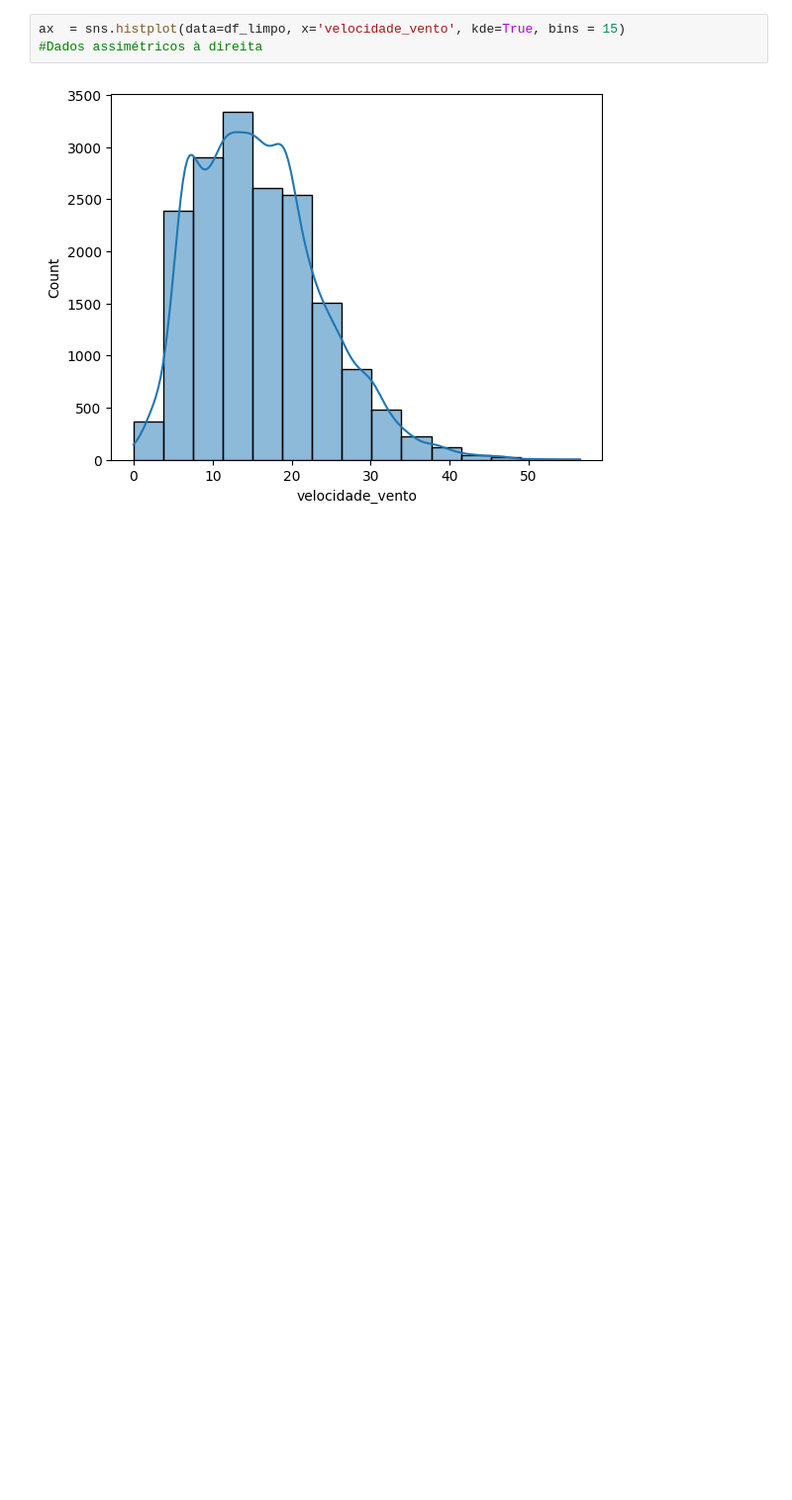
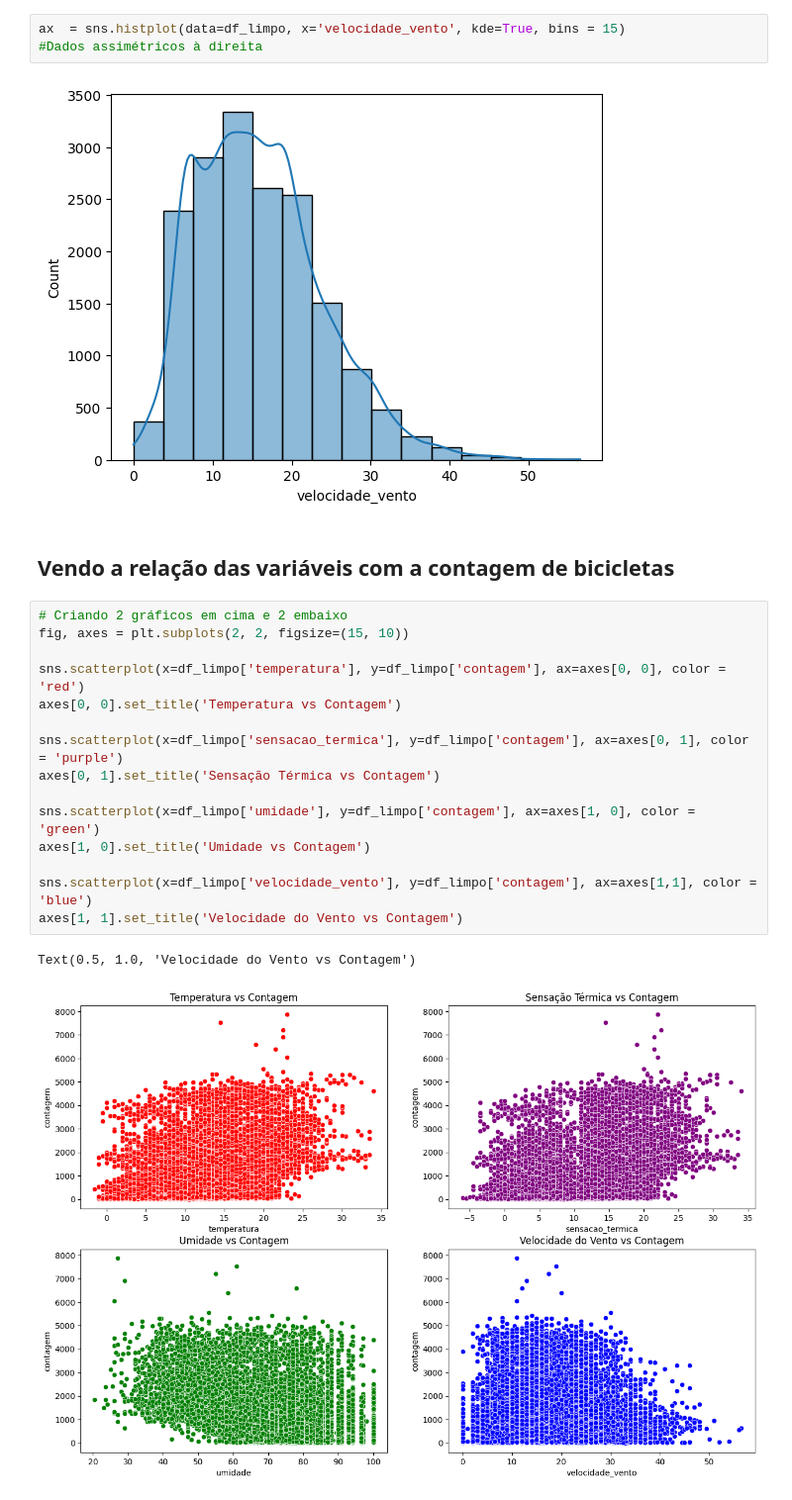
Before and after one commit to lemaldonadogm/Courses, a Jupyter notebook: Séries Temporais/Aula 1 - Analisando e Prevendo Séries Temporais.ipynb, the cells around one changed output. Shown at 99% size. Drawn from its saved outputs; the diff is of its cells as text; blank space fills up the shorter version.

```diff
--- a/Séries Temporais/Aula 1 - Analisando e Prevendo Séries Temporais.ipynb
+++ b/Séries Temporais/Aula 1 - Analisando e Prevendo Séries Temporais.ipynb
@@ -153,3 +153,23 @@ ax  = sns.histplot(data=df_limpo, x='velocidade_vento', kde=True, bins = 15)
 #Dados assimétricos à direita
 # %% [output]
 [figure]
+# %% [markdown]
+## Vendo a relação das variáveis com a contagem de bicicletas
+# %%
+# Criando 2 gráficos em cima e 2 embaixo
+fig, axes = plt.subplots(2, 2, figsize=(15, 10))
+
+sns.scatterplot(x=df_limpo['temperatura'], y=df_limpo['contagem'], ax=axes[0, 0], color = 'red')
+axes[0, 0].set_title('Temperatura vs Contagem')
+
+sns.scatterplot(x=df_limpo['sensacao_termica'], y=df_limpo['contagem'], ax=axes[0, 1], color = 'purple')
+axes[0, 1].set_title('Sensação Térmica vs Contagem')
+
+sns.scatterplot(x=df_limpo['umidade'], y=df_limpo['contagem'], ax=axes[1, 0], color = 'green')
+axes[1, 0].set_title('Umidade vs Contagem')
+
+sns.scatterplot(x=df_limpo['velocidade_vento'], y=df_limpo['contagem'], ax=axes[1,1], color = 'blue')
+axes[1, 1].set_title('Velocidade do Vento vs Contagem')
+# %% [output]
+Text(0.5, 1.0, 'Velocidade do Vento vs Contagem')
+[figure, added]
```
Also changed, not shown: parts of 13 cells of this notebook.
